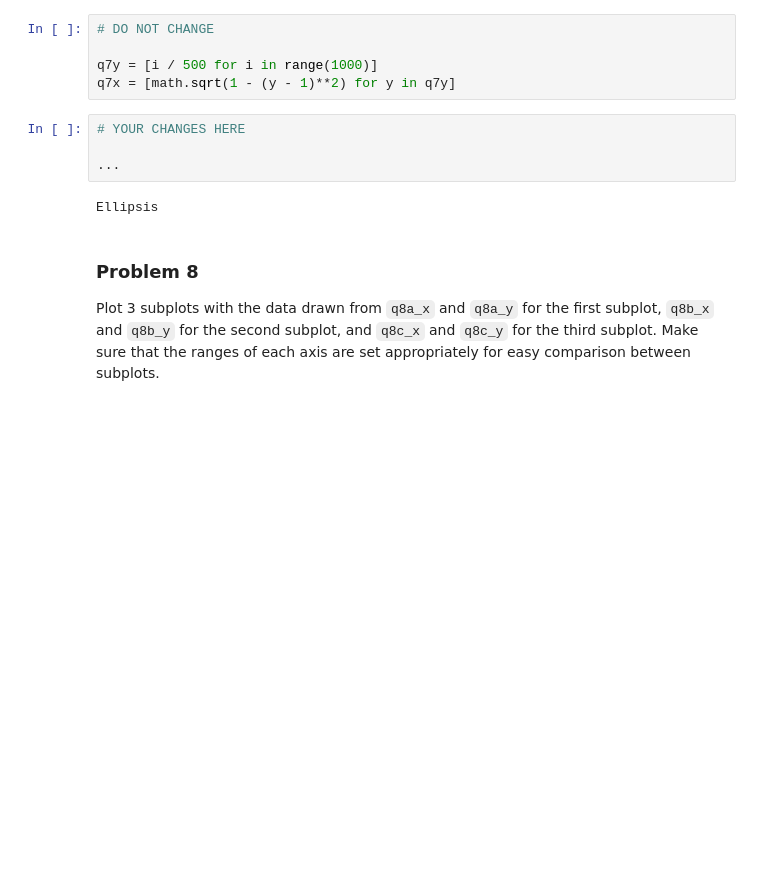
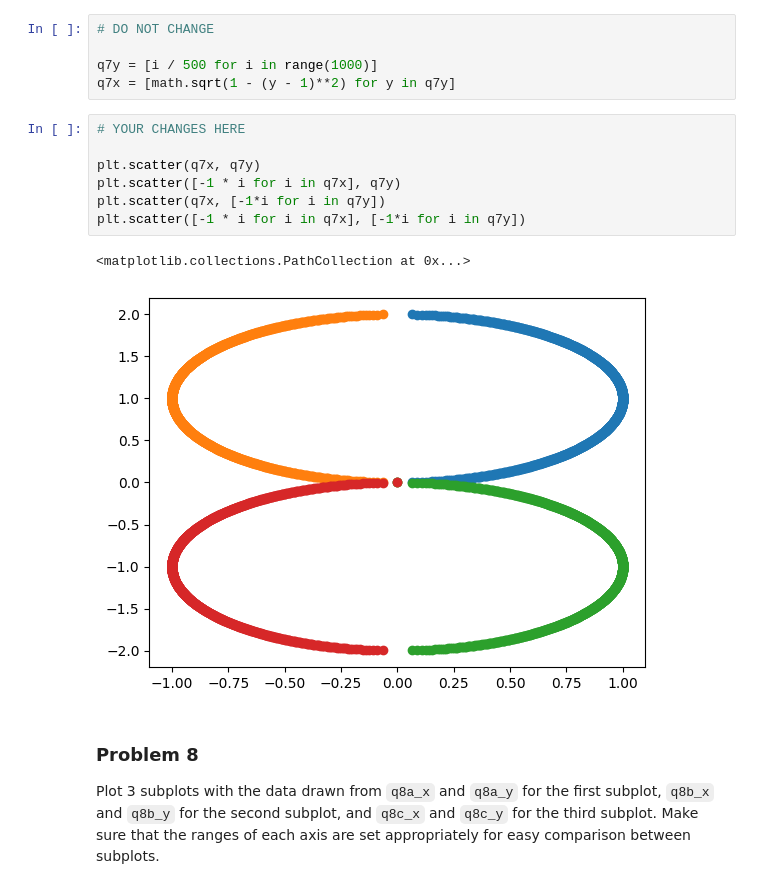
Before and after one commit to kmstepka/dx602-homework-05, a Jupyter notebook: homework.ipynb, the cells around one changed output. Saved outputs shown, nothing was run; the diff lists cells and outputs as text; blank space fills up the shorter version.

```diff
--- a/homework.ipynb
+++ b/homework.ipynb
@@ -190,12 +191,16 @@ Make a scatter plot of the x and y values in `q7x` and `q7y` repeated four diffe
 
 q7y = [i / 500 for i in range(1000)]
 q7x = [math.sqrt(1 - (y - 1)**2) for y in q7y]
-# %%
-# YOUR CHANGES HERE
-
-...
-# %% [output]
-Ellipsis
+# %%
+# YOUR CHANGES HERE
+
+plt.scatter(q7x, q7y)
+plt.scatter([-1 * i for i in q7x], q7y)
+plt.scatter(q7x, [-1*i for i in q7y])
+plt.scatter([-1 * i for i in q7x], [-1*i for i in q7y])
+# %% [output]
+<matplotlib.collections.PathCollection at 0x...>
+[figure, added]
 # %% [markdown]
 ### Problem 8
 
```
Also changed, not shown: parts of 26 cells of this notebook, 1 other file.
